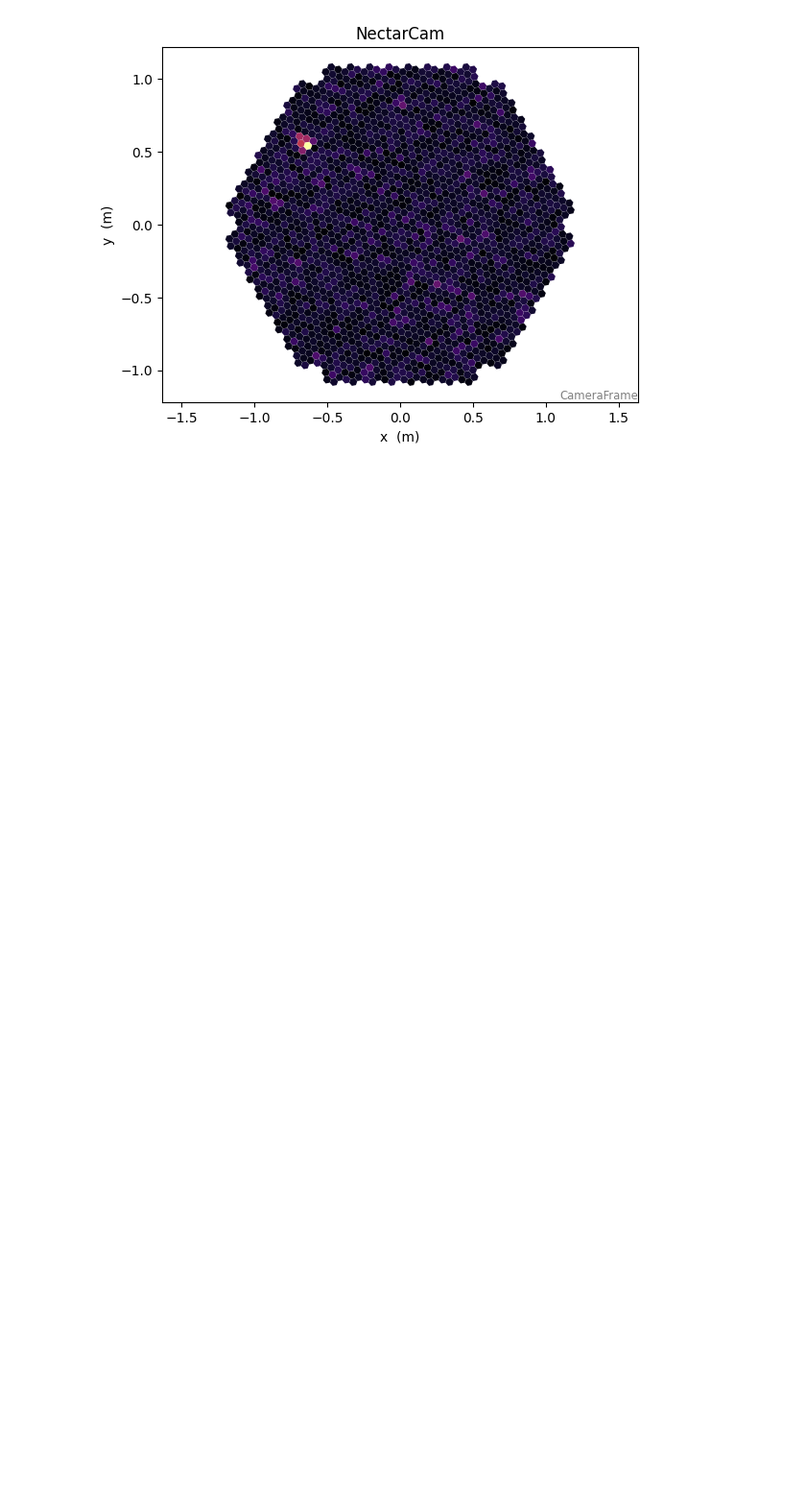
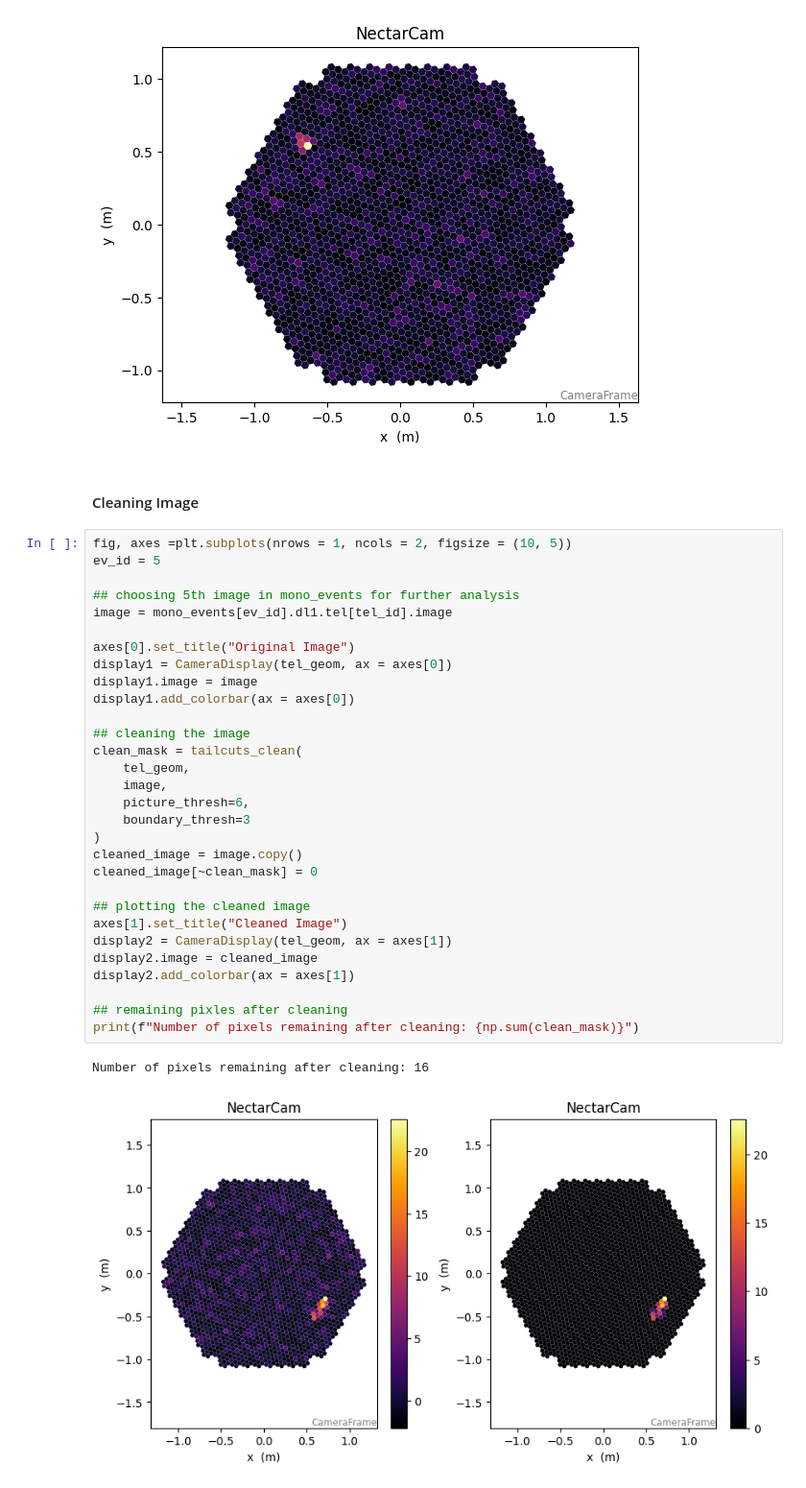
Before and after one commit to sarthak-tri/ACR_2026_TIFR_assignments, a Jupyter notebook: assignment-1/Mono_Reconstruction.ipynb, the cells around one changed output. Shown at 96% size. Cells and saved outputs as stored; diff of their text form; blank space fills up the shorter version.

Commit message:
Cleaned the image of the 5th event on the tenth telescope, with 'picture_thresh =6', 'boundary_thresh = 3'. 16 pixels remain, good enough for Hillas parametrization.

```diff
--- a/assignment-1/Mono_Reconstruction.ipynb
+++ b/assignment-1/Mono_Reconstruction.ipynb
@@ -96,3 +96,38 @@ for i in range(4):
 [figure]
 [figure]
 [figure]
+# %% [markdown]
+#### Cleaning Image
+# %%
+fig, axes =plt.subplots(nrows = 1, ncols = 2, figsize = (10, 5))
+ev_id = 5
+
+## choosing 5th image in mono_events for further analysis
+image = mono_events[ev_id].dl1.tel[tel_id].image
+
+axes[0].set_title("Original Image")
+display1 = CameraDisplay(tel_geom, ax = axes[0])
+display1.image = image
+display1.add_colorbar(ax = axes[0])
+
+## cleaning the image
+clean_mask = tailcuts_clean(
+    tel_geom,
+    image,
+    picture_thresh=6,
+    boundary_thresh=3
+)
+cleaned_image = image.copy()
+cleaned_image[~clean_mask] = 0
+
+## plotting the cleaned image
+axes[1].set_title("Cleaned Image")
+display2 = CameraDisplay(tel_geom, ax = axes[1])
+display2.image = cleaned_image
+display2.add_colorbar(ax = axes[1])
+
+## remaining pixles after cleaning
+print(f"Number of pixels remaining after cleaning: {np.sum(clean_mask)}")
+# %% [output]
+Number of pixels remaining after cleaning: 16
+[figure, added]
```
